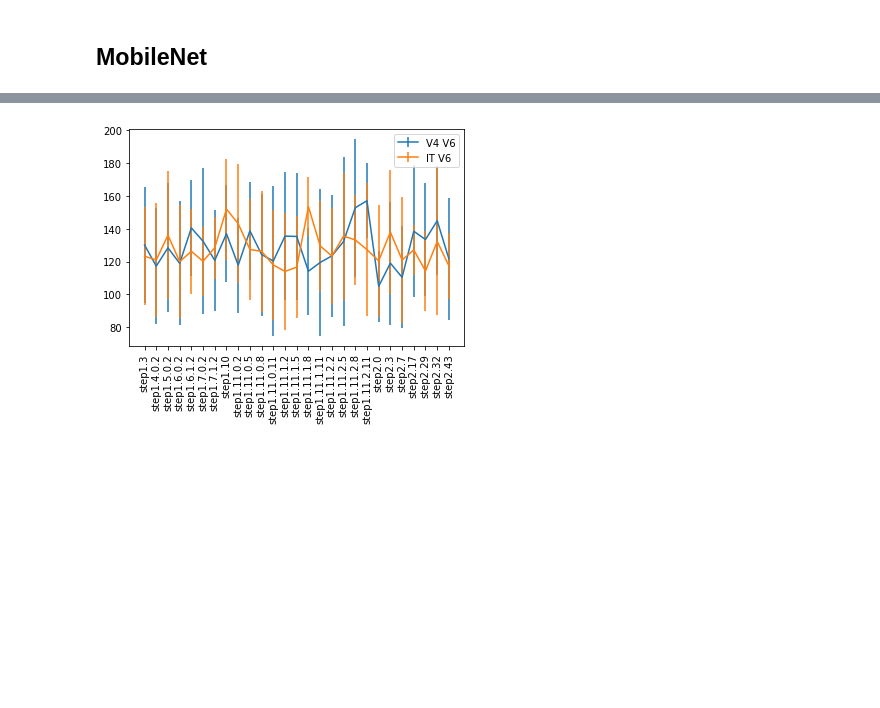
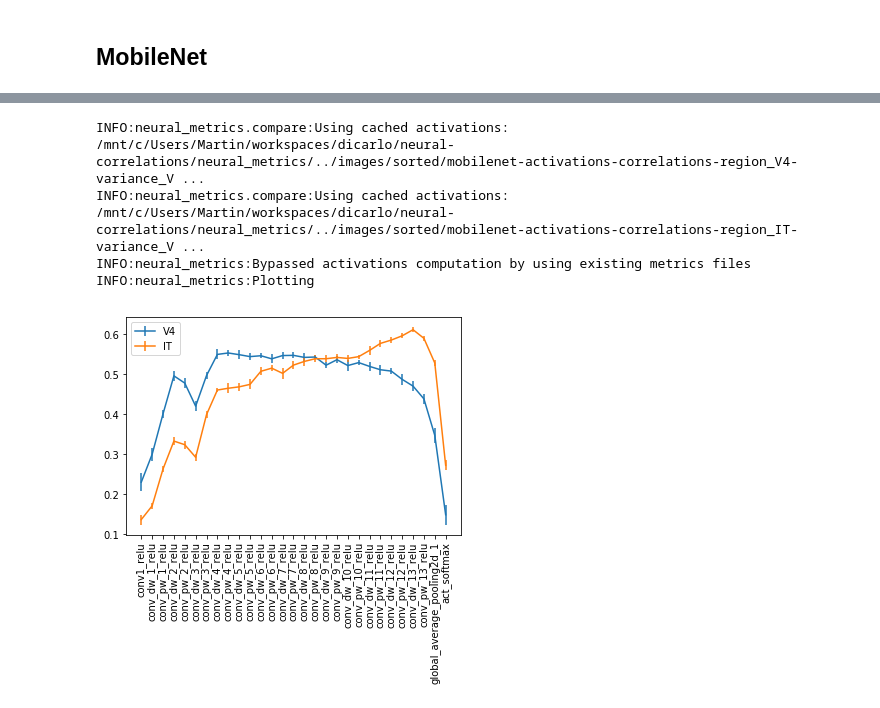
Before and after one commit to mschrimpf/neural-nlp, a Jupyter notebook: results/models_neuralfit.ipynb, the cells around one changed output, grey strips where cells are left out. Saved outputs shown, nothing was run; the diff lists cells and outputs as text; code cells hidden in the pictures; blank space fills up the shorter version.

```diff
--- a/results/models_neuralfit.ipynb
+++ b/results/models_neuralfit.ipynb
@@ -36,5 +44,21 @@ plot_layer_correlations(['images/sorted/mobilenet-activations-correlations-regio
-# %%
-plot_layer_correlations(['images/sorted/Chairs/marrnet-activations-correlations-region_V4-variance_V6.pkl',
-                         'images/sorted/Chairs/marrnet-activations-correlations-region_IT-variance_V6.pkl'])
-# %% [output]
-[figure, removed]
+# %%
+run(model='mobilenet', layers=['conv1_relu', 'conv_dw_1_relu', 'conv_pw_1_relu',
+                               'conv_dw_2_relu', 'conv_pw_2_relu',
+                               'conv_dw_3_relu', 'conv_pw_3_relu',
+                               'conv_dw_4_relu', 'conv_pw_4_relu',
+                               'conv_dw_5_relu', 'conv_pw_5_relu',
+                               'conv_dw_6_relu', 'conv_pw_6_relu',
+                               'conv_dw_7_relu', 'conv_pw_7_relu',
+                               'conv_dw_8_relu', 'conv_pw_8_relu',
+                               'conv_dw_9_relu', 'conv_pw_9_relu',
+                               'conv_dw_10_relu', 'conv_pw_10_relu',
+                               'conv_dw_11_relu', 'conv_pw_11_relu',
+                               'conv_dw_12_relu', 'conv_pw_12_relu',
+                               'conv_dw_13_relu', 'conv_pw_13_relu',
+                               'global_average_pooling2d_1', 'act_softmax'])
+# %% [output]
+INFO:neural_metrics.compare:Using cached activations: /mnt/c/Users/Martin/workspaces/dicarlo/neural-correlations/neural_metrics/../images/sorted/mobilenet-activations-correlations-region_V4-variance_V ...
+INFO:neural_metrics.compare:Using cached activations: /mnt/c/Users/Martin/workspaces/dicarlo/neural-correlations/neural_metrics/../images/sorted/mobilenet-activations-correlations-region_IT-variance_V ...
+INFO:neural_metrics:Bypassed activations computation by using existing metrics files
+INFO:neural_metrics:Plotting
+[figure, added]
```
Also changed, not shown: parts of 10 cells of this notebook, 3 other files.
